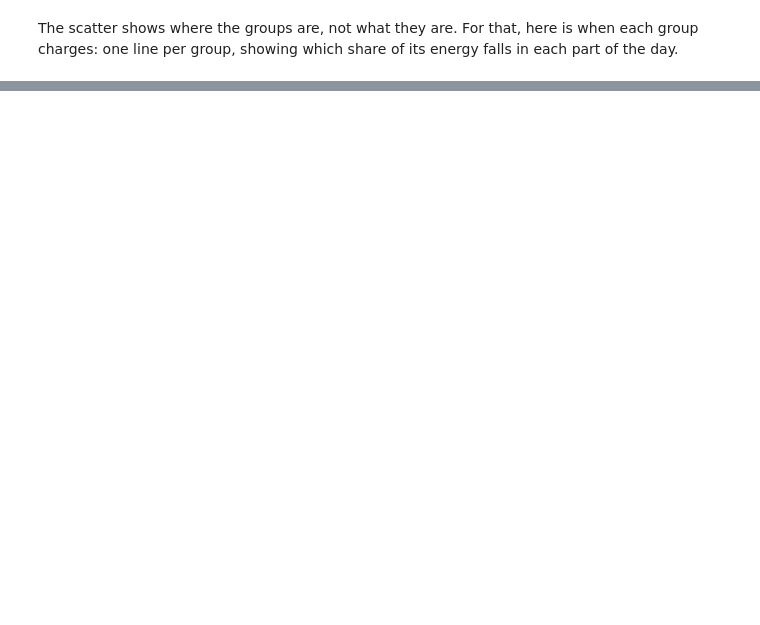
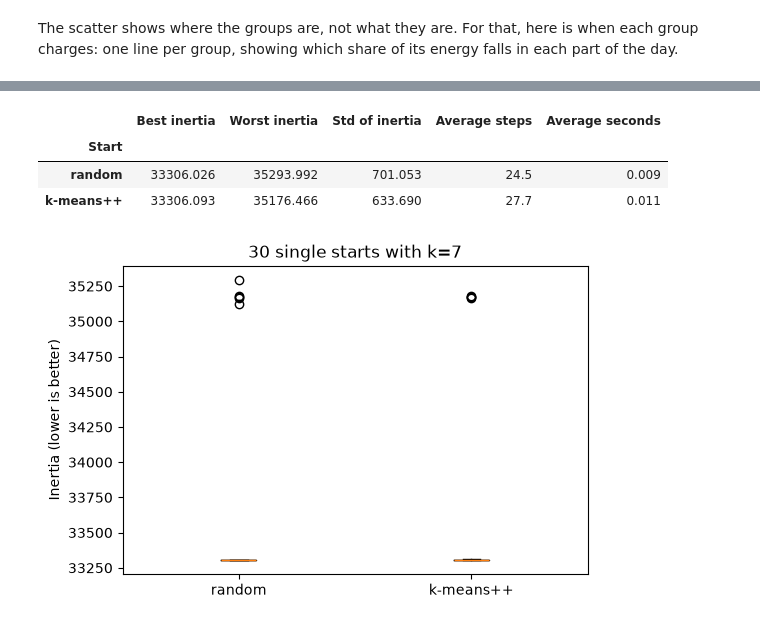
Before and after one commit to dumitritamacarenco/Introduction-to-Business-Analytics---Project-, a Jupyter notebook: ev_charging_palo_alto.ipynb, the cells around one changed output, grey strips where cells are left out. Saved outputs shown, nothing was run; the diff lists cells and outputs as text; code cells hidden in the pictures; blank space fills up the shorter version.

```diff
--- a/ev_charging_palo_alto.ipynb
+++ b/ev_charging_palo_alto.ipynb
@@ -1186,0 +1195,37 @@ plt.show()
+# %%
+inertia_by_start = {}
+rows = []
+
+for start_method in ["random", "k-means++"]:
+    inertias, iterations, seconds = [], [], []
+    for seed in range(30):
+        begin = perf_counter()
+        model = KMeans(n_clusters=K_CHOSEN, init=start_method, n_init=1, random_state=seed).fit(X_scaled)
+        seconds.append(perf_counter() - begin)
+        inertias.append(model.inertia_)
+        iterations.append(model.n_iter_)
+
+    inertia_by_start[start_method] = inertias
+    rows.append({
+        "Start": start_method,
+        "Best inertia": min(inertias),
+        "Worst inertia": max(inertias),
+        "Std of inertia": np.std(inertias),
+        "Average steps": np.mean(iterations),
+        "Average seconds": np.mean(seconds),
+    })
+
+display(pd.DataFrame(rows).set_index("Start").round(3))
+
+plt.figure(figsize=(6, 4))
+plt.boxplot(list(inertia_by_start.values()))
+plt.xticks([1, 2], list(inertia_by_start.keys()))
+plt.ylabel("Inertia (lower is better)")
+plt.title(f"30 single starts with k={K_CHOSEN}")
+plt.show()
+# %% [output]
+|  | Best inertia | Worst inertia | Std of inertia | Average steps | Average seconds |
+| Start |  |  |  |  |  |
+| random | 33306.026 | 35293.992 | 701.053 | 24.5 | 0.009 |
+| k-means++ | 33306.093 | 35176.466 | 633.690 | 27.7 | 0.011 |
+[figure, added]
```
Also changed, not shown: parts of 6 cells of this notebook.
